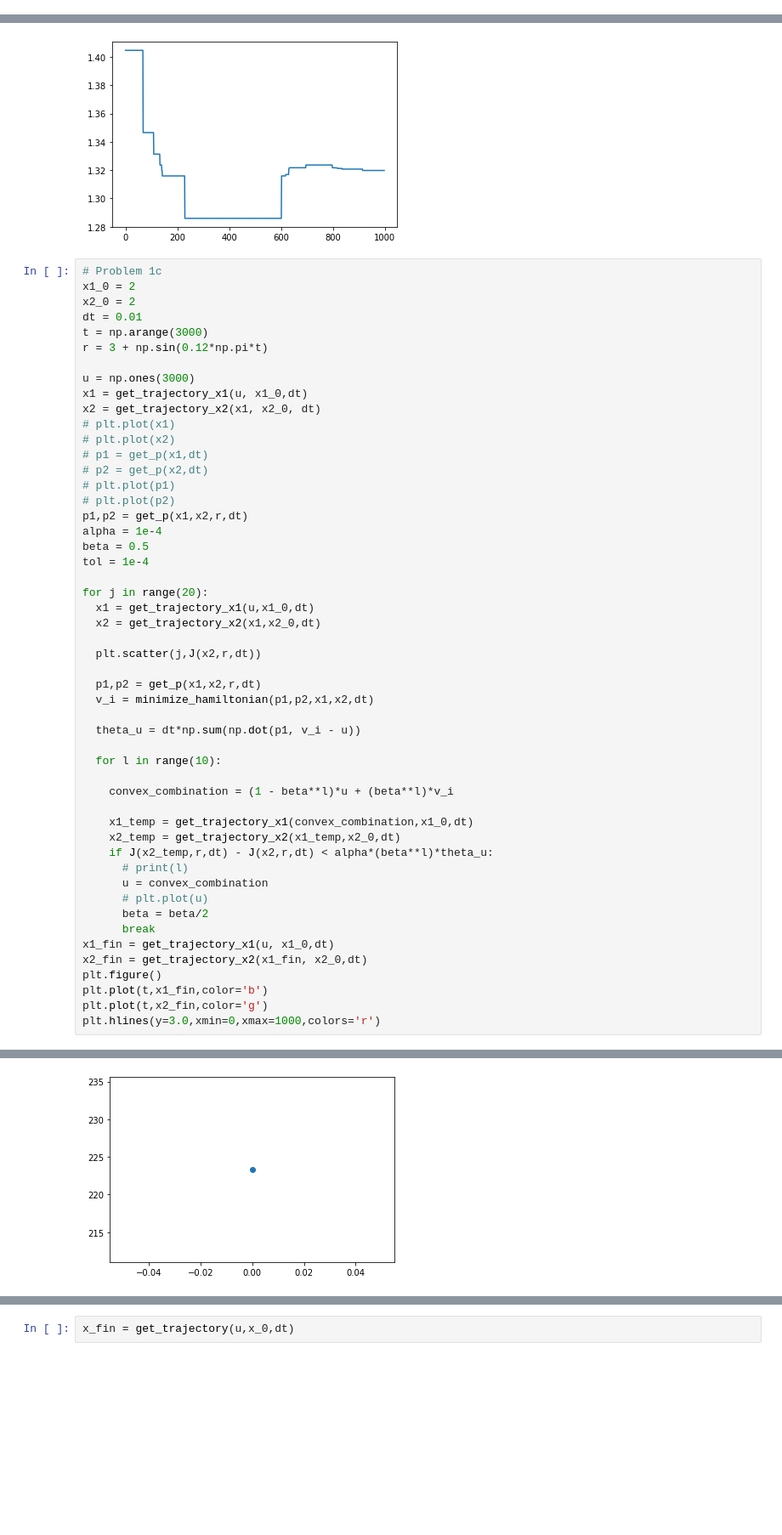
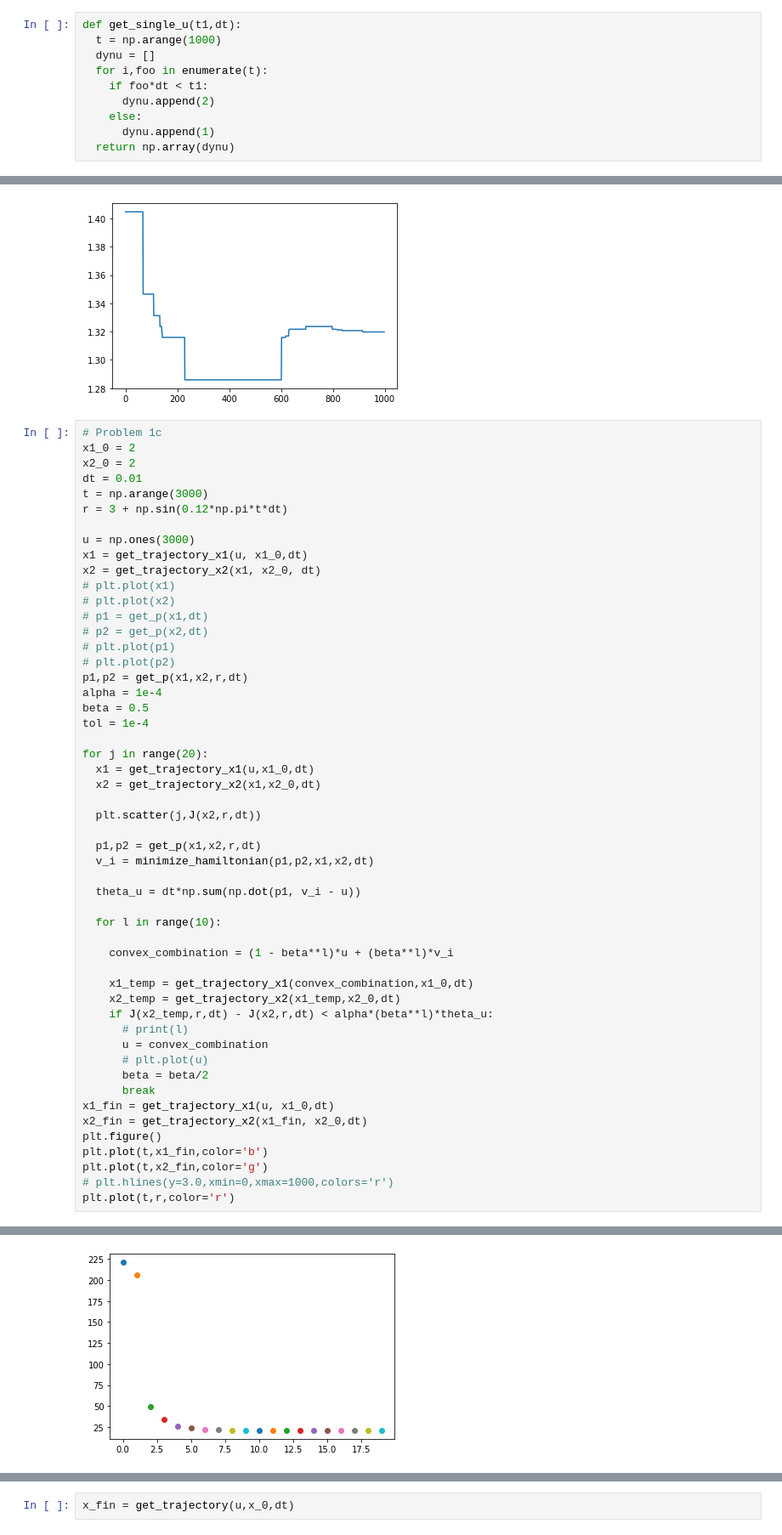
Before and after one commit to anirudhssundar/optimal_control, a Jupyter notebook: 6553_Project.ipynb, the cells around one changed output, grey strips where cells are left out. Shown: that part at 85% size. Cells and saved outputs as stored; diff of their text form; blank space fills up the shorter version.

```diff
--- a/6553_Project.ipynb
+++ b/6553_Project.ipynb
@@ -35,4 +51,14 @@ def get_u(t1,t2,dt):
   return dynu
+# %%
+def get_single_u(t1,dt):
+  t = np.arange(1000)
+  dynu = []
+  for i,foo in enumerate(t):
+    if foo*dt < t1:
+      dynu.append(2)
+    else:
+      dynu.append(1)
+  return np.array(dynu)
 # %%
 def J(x,r,dt):
   val = 2*np.sum((x - r)**2)*dt
@@ -227,7 +238,7 @@ x1_0 = 2
 x2_0 = 2
 dt = 0.01
 t = np.arange(3000)
-r = 3 + np.sin(0.12*np.pi*t)
+r = 3 + np.sin(0.12*np.pi*t*dt)
 
 u = np.ones(3000)
 x1 = get_trajectory_x1(u, x1_0,dt)
@@ -271,5 +282,6 @@ x2_fin = get_trajectory_x2(x1_fin, x2_0,dt)
 plt.figure()
 plt.plot(t,x1_fin,color='b')
 plt.plot(t,x2_fin,color='g')
-plt.hlines(y=3.0,xmin=0,xmax=1000,colors='r')
+# plt.hlines(y=3.0,xmin=0,xmax=1000,colors='r')
+plt.plot(t,r,color='r')
 # %% [output]
@@ -277 +289 @@ ValueError: ignored
-[figure, old version]
+[figure, new version]
```
Also changed, not shown: parts of 21 cells of this notebook.
